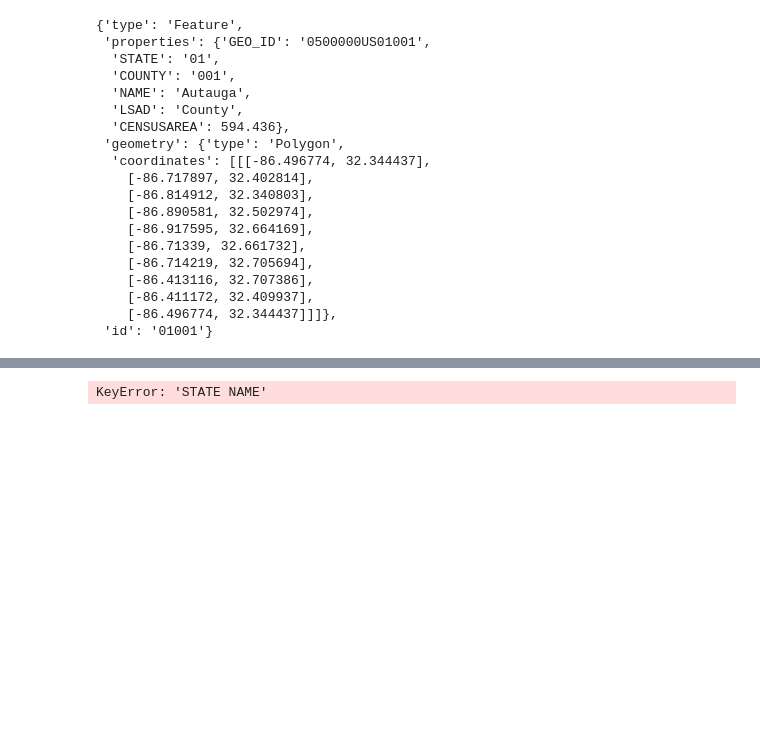
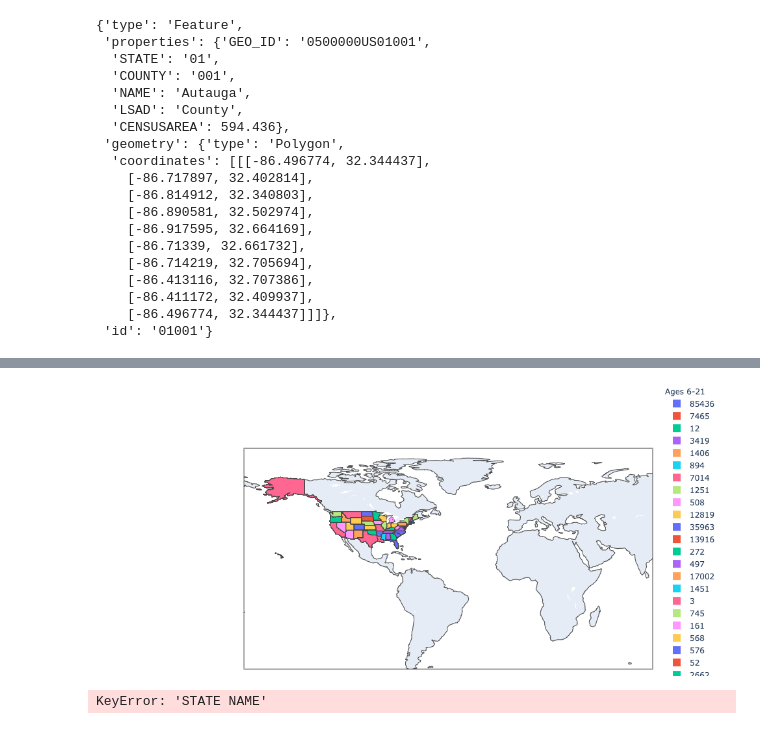
Before and after one commit to Socjon/Special_Ed_Data_Visualizations, a Jupyter notebook: PartB_ChildCount_Environ.ipynb, the cells around one changed output, grey strips where cells are left out. Cells and saved outputs as stored; diff of their text form; code cells hidden in the pictures; blank space fills up the shorter version.

```diff
--- a/PartB_ChildCount_Environ.ipynb
+++ b/PartB_ChildCount_Environ.ipynb
@@ -103,6 +164,8 @@ Index(['Year', 'State Name', 'SEA Education Environment',
        'Native Hawaiian or Other Pacific Islander Age 6 to21',
        'Two or more races Age 6 to21', 'White Age 6 to21'],
       dtype='object')
+# %%
+tot6_21 = tot6_21.replace({'State Name': states})
 # %%
 from urllib.request import urlopen
 import json
@@ -133,9 +199,7 @@ counties["features"][0]
 # %%
-fig = px.choropleth_mapbox(tot6_21, geojson='STATE', locations='State Name', color='Ages 6-21',
+fig = px.choropleth(tot6_21, locations='State Name', locationmode ='USA-states', color='Ages 6-21',
                            color_continuous_scale="Viridis",
-                           mapbox_style="carto-positron",
-                            zoom=3, center = {"lat": 37.0902, "lon": -95.7129},
-                           opacity=0.5,
+                           center = {"lat": 37.0902, "lon": -95.7129}
                           )
 fig.update_layout(margin={"r":0,"t":0,"l":0,"b":0})
 fig.show()
@@ -144,3 +207,4 @@ fig.show()
+[figure, added]
 # %%
 import plotly.graph_objects as go
 fig = go.Figure(data=go.Choropleth(
```
Also changed, not shown: parts of 4 cells of this notebook.
